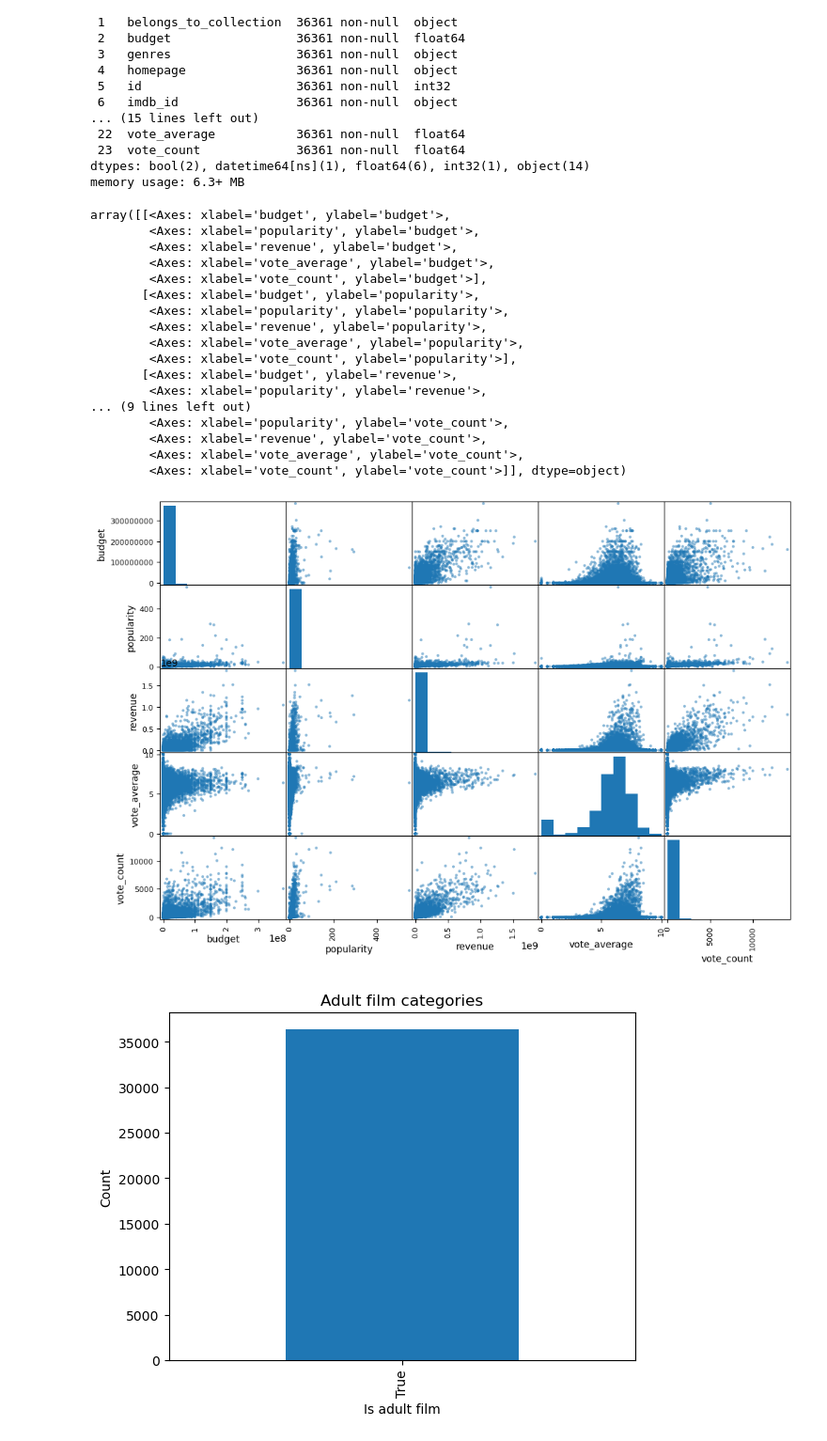
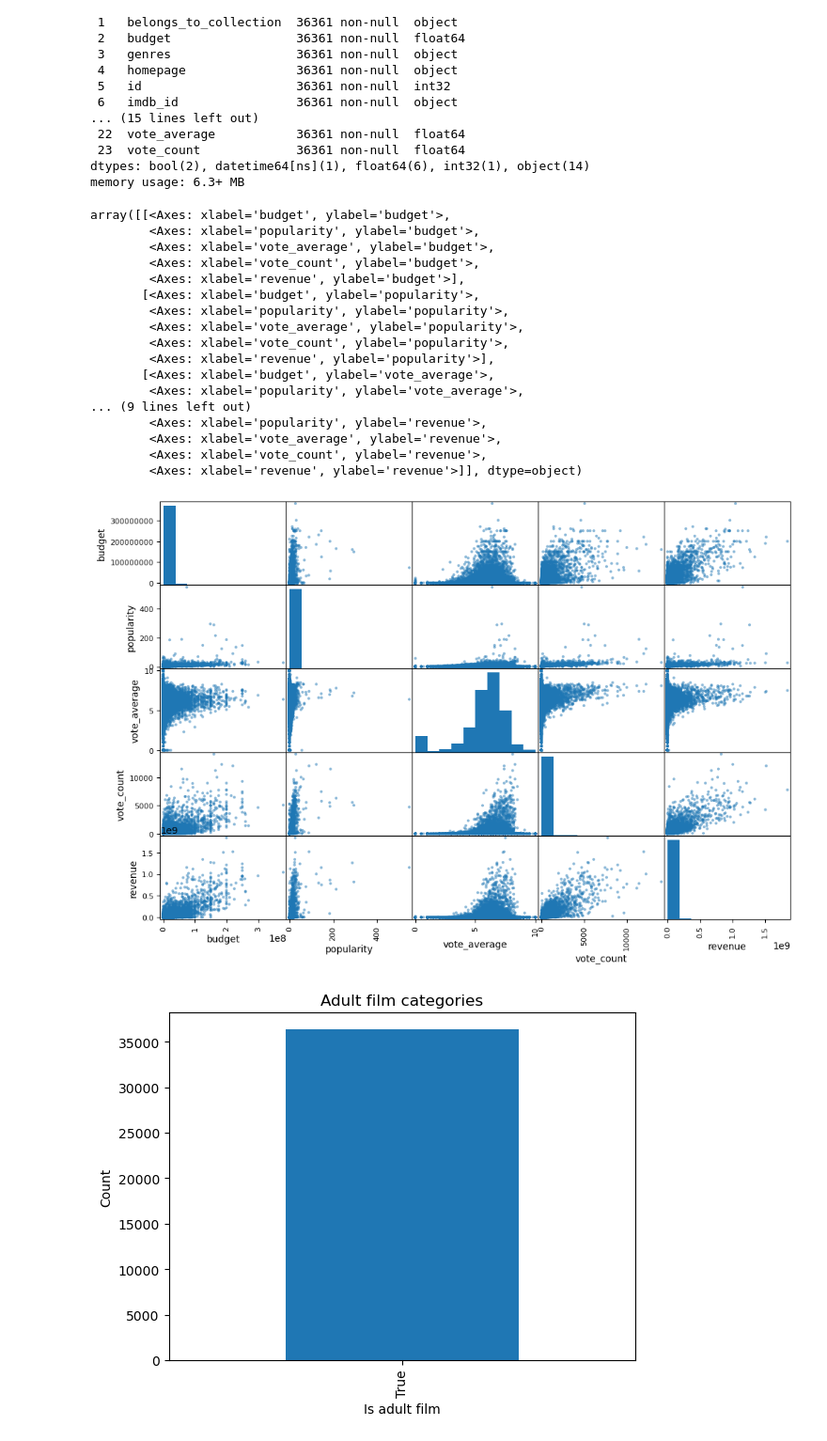
Before and after one commit to kamau96/Data_Science-Android_Development-Web_Development, a Jupyter notebook: Data_Science_Development/Python_Programming/Movies_Review/movies.ipynb, the cells around one changed output. Shown at 94% size. Saved outputs shown, nothing was run; the diff lists cells and outputs as text; code cells hidden in the pictures.

```diff
--- a/Data_Science_Development/Python_Programming/Movies_Review/movies.ipynb
+++ b/Data_Science_Development/Python_Programming/Movies_Review/movies.ipynb
@@ -384,27 +384,27 @@ Data columns (total 24 columns):
 dtypes: bool(2), datetime64[ns](1), float64(6), int32(1), object(14)
 memory usage: 6.3+ MB
 # %%
-num_attributes = ['budget','popularity','revenue','vote_average', 'vote_count']
+num_attributes = ['budget','popularity','vote_average', 'vote_count','revenue']
 scatter_matrix(movies[num_attributes], figsize=(12,8))
 # %% [output]
 array([[<Axes: xlabel='budget', ylabel='budget'>,
         <Axes: xlabel='popularity', ylabel='budget'>,
-        <Axes: xlabel='revenue', ylabel='budget'>,
         <Axes: xlabel='vote_average', ylabel='budget'>,
-        <Axes: xlabel='vote_count', ylabel='budget'>],
+        <Axes: xlabel='vote_count', ylabel='budget'>,
+        <Axes: xlabel='revenue', ylabel='budget'>],
        [<Axes: xlabel='budget', ylabel='popularity'>,
         <Axes: xlabel='popularity', ylabel='popularity'>,
-        <Axes: xlabel='revenue', ylabel='popularity'>,
         <Axes: xlabel='vote_average', ylabel='popularity'>,
-        <Axes: xlabel='vote_count', ylabel='popularity'>],
-       [<Axes: xlabel='budget', ylabel='revenue'>,
+        <Axes: xlabel='vote_count', ylabel='popularity'>,
+        <Axes: xlabel='revenue', ylabel='popularity'>],
+       [<Axes: xlabel='budget', ylabel='vote_average'>,
+        <Axes: xlabel='popularity', ylabel='vote_average'>,
+... (9 lines left out)
         <Axes: xlabel='popularity', ylabel='revenue'>,
-... (9 lines left out)
-        <Axes: xlabel='popularity', ylabel='vote_count'>,
-        <Axes: xlabel='revenue', ylabel='vote_count'>,
-        <Axes: xlabel='vote_average', ylabel='vote_count'>,
-        <Axes: xlabel='vote_count', ylabel='vote_count'>]], dtype=object)
+        <Axes: xlabel='vote_average', ylabel='revenue'>,
+        <Axes: xlabel='vote_count', ylabel='revenue'>,
+        <Axes: xlabel='revenue', ylabel='revenue'>]], dtype=object)
-[figure, old version]
+[figure, new version]
 # %%
 adult_films = movies['adult'].value_counts()
 
```
Also changed, not shown: parts of 2 cells of this notebook.
